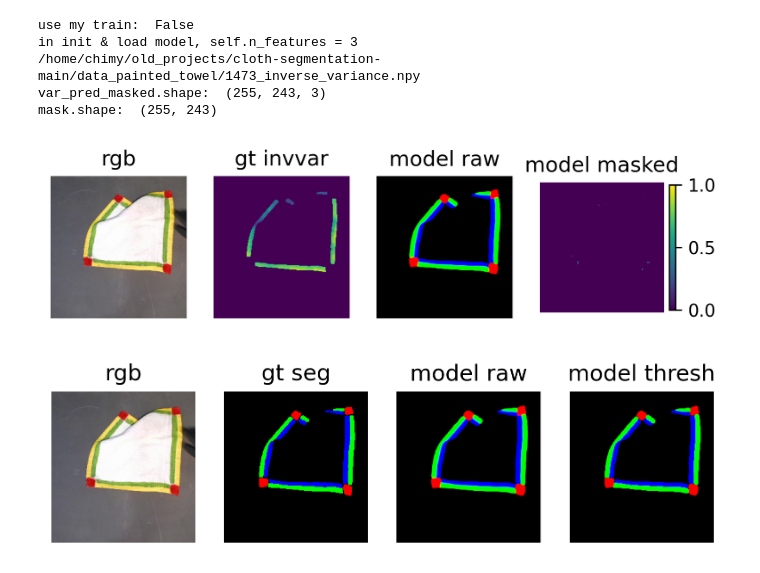
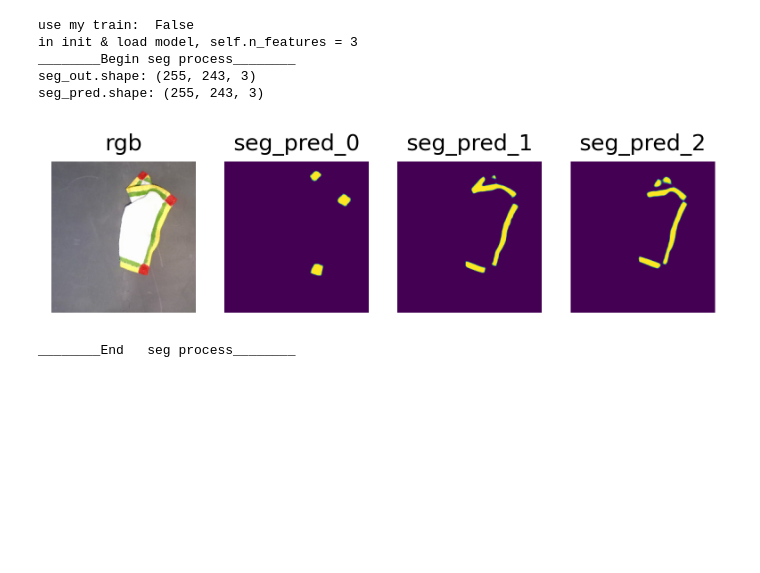
Before and after one commit to Gamersky0/cloth-segementation, a Jupyter notebook: network-training/visualize.ipynb, the cells around one changed output. Cells and saved outputs as stored; diff of their text form; code cells hidden in the pictures; blank space fills up the shorter version.

```diff
--- a/network-training/visualize.ipynb
+++ b/network-training/visualize.ipynb
@@ -240,16 +262,9 @@ class Visualizer:
         plt.axis("off")
         plt.show()
 # %%
-# model_id = 31
-# epoch = 120
-# # pretrained_model = "/media/ExtraDrive2/jianingq/models_towel/dbg2_epoch_240"
-# datapath = "/home/jianingq/data_8singleim/camera_3"
 # t = Run(model_path=pretrained_model, n_features=3)
 # v = Visualizer(datapath)
 # v.seg_output(i=0, model=t)
-
-# model_id = 131
-# epoch = 300
 
 model_id = 2
 epoch = 60
@@ -261,7 +276,6 @@ my_train = False
         # copying a param with shape torch.Size([3, 16, 1, 1]) from checkpoint, the shape in current model is torch.Size([1, 16, 1, 1]).
     # size mismatch for final.bias:
         # copying a param with shape torch.Size([3]) from checkpoint, the shape in current model is torch.Size([1]).
-
 # default model param & n_features == 3:
     # 没有出现上述报错
     # Unexpected key(s) in state_dict:
@@ -273,37 +287,45 @@ my_train = False
         # 解决方法：self.model.load_state_dict(torch.load(self.model_path), strict=False)
     # var_pred_masked *= mask
     # ValueError: operands could not be broadcast together with shapes (255,243,3) (255,243) (255,243,3)
         # 通道数不匹配，3-channel和1-channel之间需要转换，但是转换关系目前还不清晰，mask应该如何更新成适用default model的
 
 print("use my train: ", my_train)
 
 if my_train:
     pretrained_model = "/home/chimy/old_projects/cloth-segmentation-main/runspath/%d/chkpnts/%d_epoch%d" % (model_id, model_id, epoch)
 else:
     pretrained_model = "/home/chimy/old_projects/cloth-segmentation-main/runspath/pretrained_weights"
 
 datapath = "/home/chimy/old_projects/cloth-segmentation-main/data_painted_towel"
 
 t1 = Run(model_path=pretrained_model, n_features=3)
 
 v1 = Visualizer(datapath)
 
 # Options we can select:
-v1.var_output(i=1473, model=t1)
-v1.seg_output(i = 1473, model = t1)
+enbale_var = False
+enbale_seg = True
 
+if enbale_var:
+    print("________Begin var process________")
+    v1.var_output(i=1473, model=t1)
+    print("________End   var process________")
+if enbale_seg:
+    print("________Begin seg process________")
+    v1.seg_output(i = 1248, model = t1)
+    print("________End   seg process________")
 
 # v1.sample_dataset()
 
 # i: rgb_6994.png
 # v1.outer_inner_corresp(i = 6994)
 # v1.var_output(i = 132, model = t1)  # 测试没成功
 # v1.sample_dataset()
 # %% [output]
 use my train:  False
 in init & load model, self.n_features = 3
-/home/chimy/old_projects/cloth-segmentation-main/data_painted_towel/1473_inverse_variance.npy
-var_pred_masked.shape:  (255, 243, 3)
-mask.shape:  (255, 243)
+________Begin seg process________
+seg_out.shape: (255, 243, 3)
+seg_pred.shape: (255, 243, 3)
-[figure, old version]
+[figure, new version]
-[figure, removed]
+________End   seg process________
```
Also changed, not shown: parts of 1 cell of this notebook, 15 other files.
